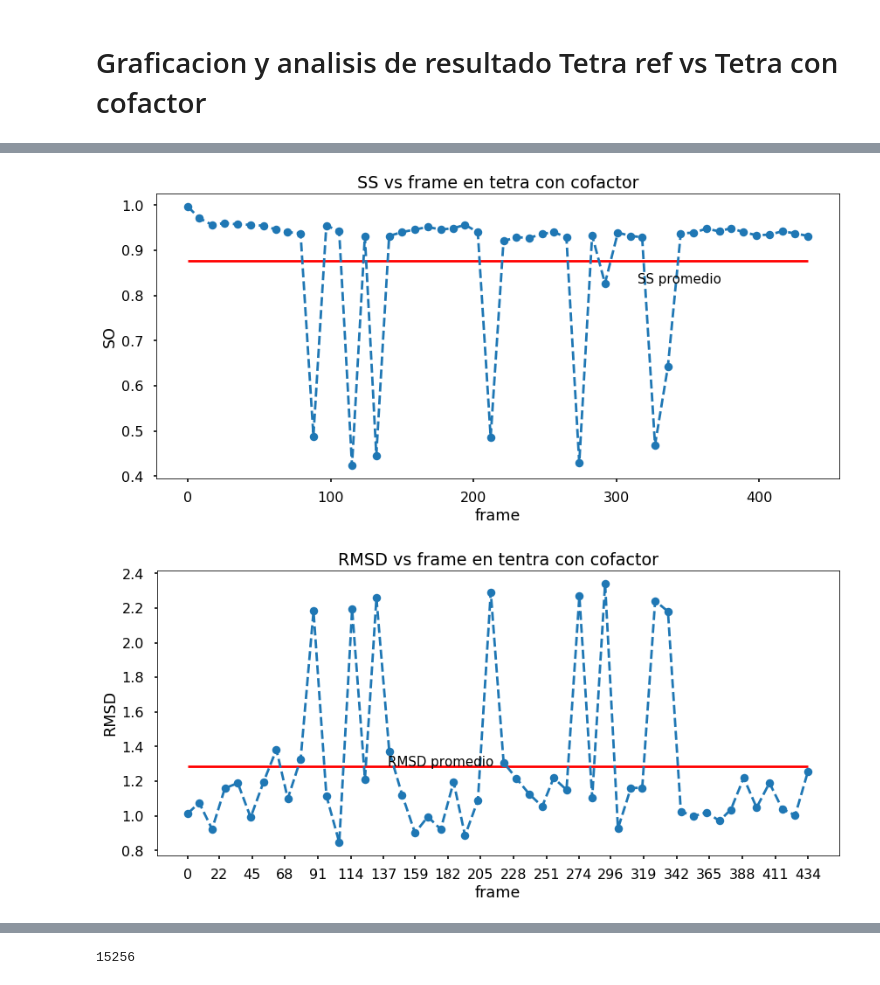
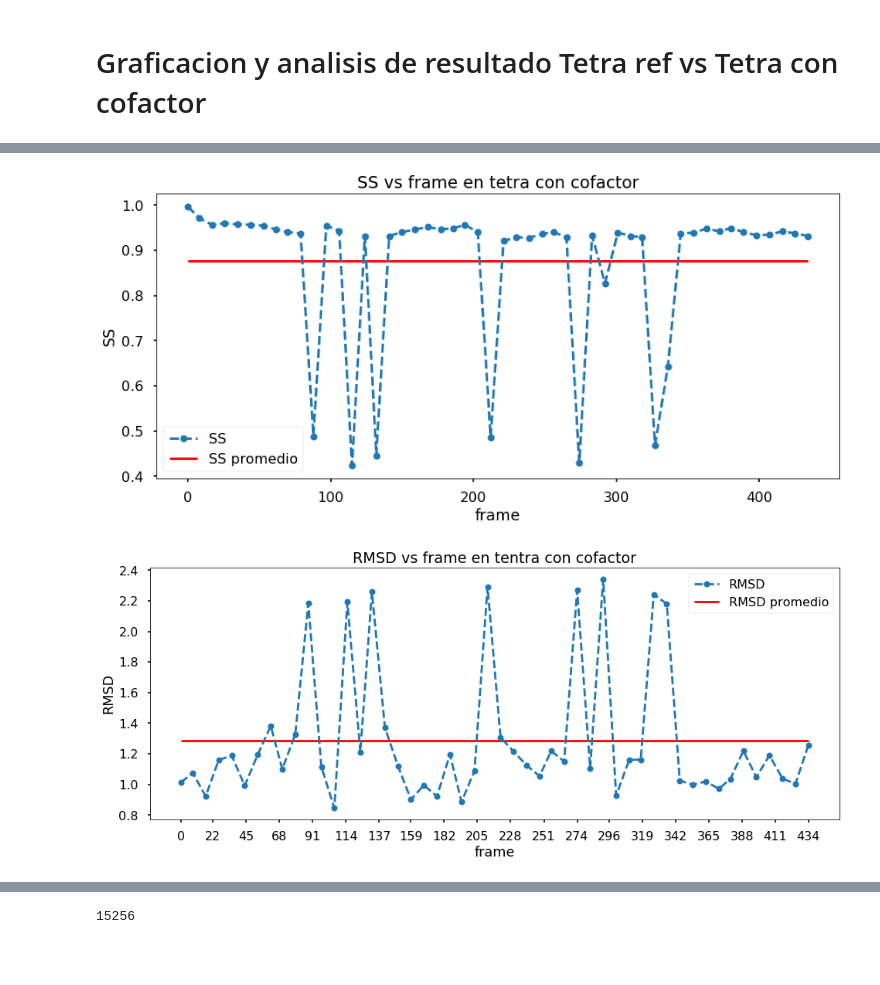
Before and after one commit to marciniega/pdbmani, a Jupyter notebook: Serch/Experimentos/script_resultados.ipynb, the cells around one changed output, grey strips where cells are left out. Cells and saved outputs as stored; diff of their text form; code cells hidden in the pictures; blank space fills up the shorter version.

```diff
--- a/Serch/Experimentos/script_resultados.ipynb
+++ b/Serch/Experimentos/script_resultados.ipynb
@@ -633,2 +488,0 @@ df
-# %%
-plt.style.use('seaborn-poster')
@@ -1084,22 +957,24 @@ df
 | 48 | tetra_clean_tetra_con_cofact_425 | model_s | [[110, 109, 111, 107, 108, 112, 8... | 330 | 352 | 0.9375 | 1.0030 | ... |
 | 49 | tetra_clean_tetra_con_cofact_434 | model_s | [[16, 19, 51, 47, 48, 52, 49], [1... | 327 | 352 | 0.9318 | 1.2578 | ... |
 # %%
-df.plot(x='frame',y='SO',style='.--',figsize=(14,6),title='SS vs frame en tetra con cofactor',ms=19, legend=False)
-plt.hlines(df.SO.mean(),df.frame.min(),df.frame.max(), color='r')
-plt.ylabel('SO')
-plt.text(315,df.SO.mean()-0.05,'SS promedio', fontsize=15);
+ax = df.plot(x='frame',y='SO',style='.--', figsize=(14,6), title='SS vs frame en tetra con cofactor',ms=16, legend=False)
+ax.hlines(df.SO.mean(),df.frame.min(),df.frame.max(), color='r')
+plt.ylabel('SS')
+ax.legend(('SS','SS promedio'))
+plt.savefig('ss_tetra_con_cofact.jpg');
 # %% [output]
-[figure, old version]
+[figure, new version]
 # %%
 fig, ax = plt.subplots()
 
-df.plot(x='frame',y='RMSD',style='.--',figsize=(14,6),title='RMSD vs frame en tentra con cofactor',ms=19, legend=False, ax=ax)
+df.plot(x='frame',y='RMSD',style='.--',figsize=(16,6),title='RMSD vs frame en tentra con cofactor',ms=16, legend=False, ax=ax)
 plt.hlines(df.RMSD.mean(),df.frame.min(),df.frame.max(), color='r')
 plt.ylabel('RMSD')
 plt.xticks(np.linspace(0,df.frame.max(),20).astype(int))
-plt.text(140,df.RMSD.mean()+0.005,'RMSD promedio', fontsize=15);
+ax.legend(('RMSD','RMSD promedio'),loc='best')
+plt.savefig('rmsd_tetra_con_cofact.jpg');
 # %% [output]
-[figure, old version]
+[figure, new version]
 # %%
 df.cliques_ganadores.value_counts()
 # %% [output]
```
Also changed, not shown: parts of 92 cells of this notebook, 51 other files.
